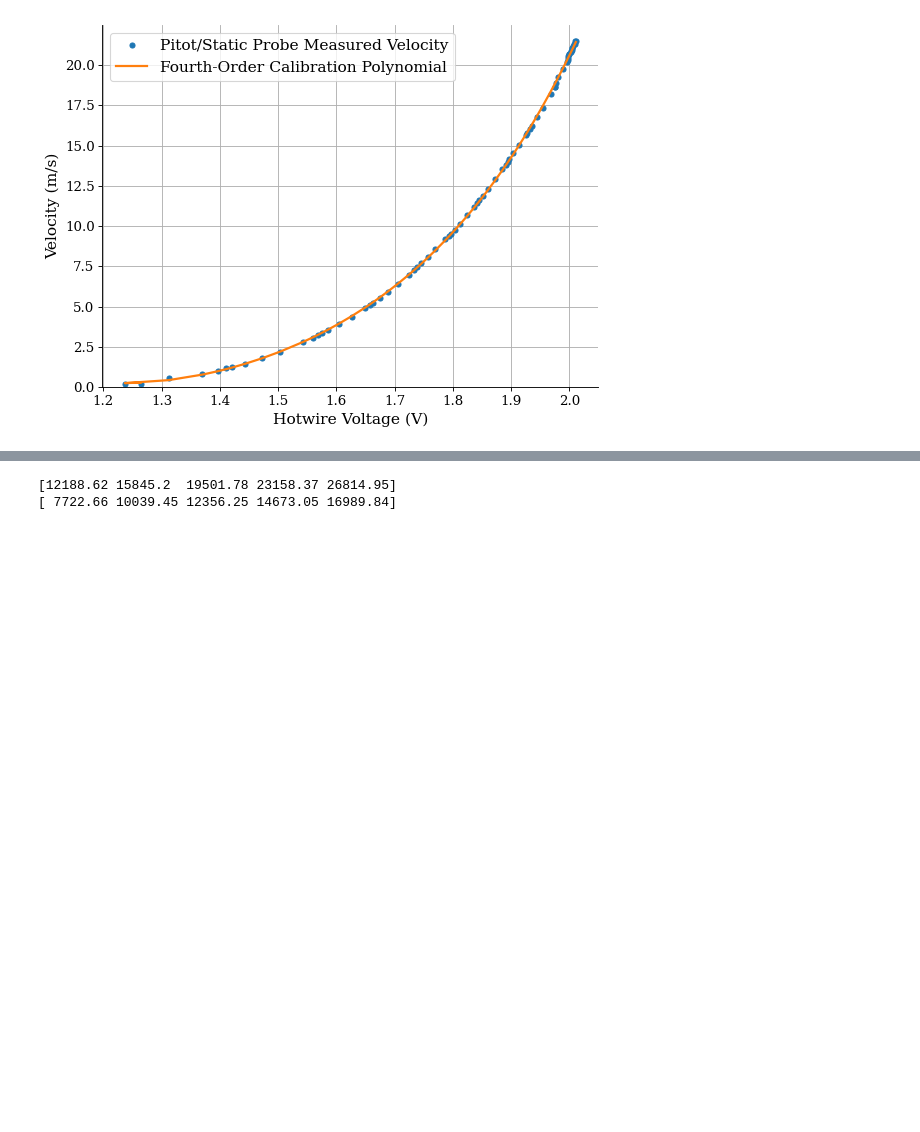
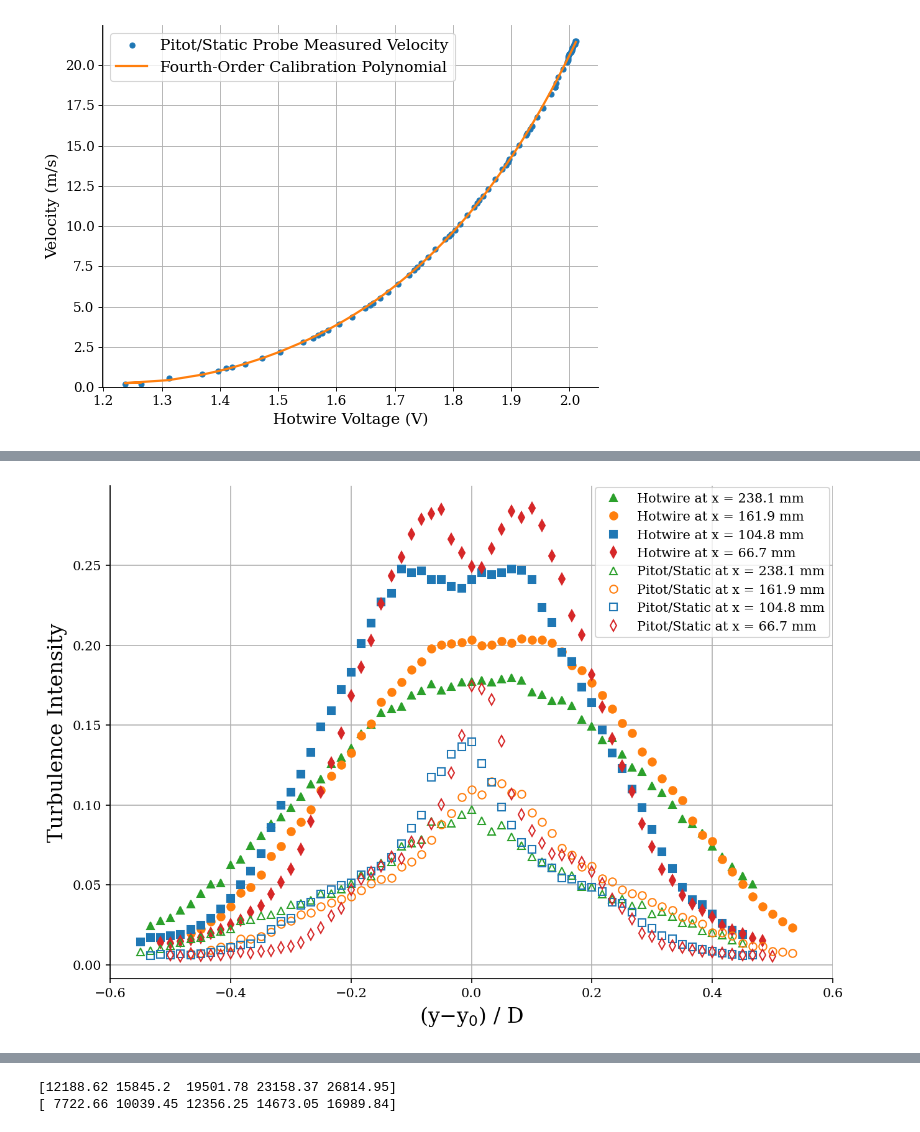
Before and after one commit to fmarrar/ae460AB6, a Jupyter notebook: Lab_4/DataAnalysis.ipynb, the cells around one changed output, grey strips where cells are left out. Saved outputs shown, nothing was run; the diff lists cells and outputs as text; code cells hidden in the pictures; blank space fills up the shorter version.

```diff
--- a/Lab_4/DataAnalysis.ipynb
+++ b/Lab_4/DataAnalysis.ipynb
@@ -54,4 +54,7 @@ def computeDragDiscrete(U, u, ax, rho, w):
     integrand = u * (U - u)
     h = (integrand[1:] + integrand[0:-1]) / 2
     return rho * w * np.sum(h * dy)
+
+def computeTurbInt(frame, UP, UH):
+    return frame['PitotVelStd'] / UP, frame['HotWireVelStd'] / UH
 # %%
@@ -162 +167,31 @@ display(df3)
+# %%
+"""
+Deliverable 6
+
+"""
+TI_P1, TI_H1 = computeTurbInt(VP_X1, U1P, U1H)
+TI_P2, TI_H2 = computeTurbInt(VP_X2, U2P, U2H)
+TI_P3, TI_H3 = computeTurbInt(VP_X3, U3P, U3H)
+TI_P4, TI_H4 = computeTurbInt(VP_X4, U4P, U4H)
+# %%
+figure(figsize=(10,7), dpi=150)
+plt.plot(Y1H, TI_H1, '^', color='tab:green', label='Hotwire at x = 238.1 mm')
+plt.plot(Y2H, TI_H2, 'o', color='tab:orange', label='Hotwire at x = 161.9 mm')
+plt.plot(Y3H, TI_H3, 's', color='tab:blue', label='Hotwire at x = 104.8 mm')
+plt.plot(Y4H, TI_H4, 'd', color='tab:red', label='Hotwire at x = 66.7 mm')
+plt.plot(Y1P, TI_P1, '^', color='tab:green', fillstyle='none', label='Pitot/Static at x = 238.1 mm')
+plt.plot(Y2P, TI_P2, 'o', color='tab:orange', fillstyle='none', label='Pitot/Static at x = 161.9 mm')
+plt.plot(Y3P, TI_P3, 's', color='tab:blue', fillstyle='none', label='Pitot/Static at x = 104.8 mm')
+plt.plot(Y4P, TI_P4, 'd', color='tab:red', fillstyle='none', label='Pitot/Static at x = 66.7 mm')
+plt.xlabel('(y$-$y$_0$) / D', fontsize=16)
+plt.ylabel('Turbulence Intensity', fontsize=16)
+plt.xlim([-0.6, 0.6])
+plt.grid()
+plt.gca().spines['top'].set_visible(False)
+plt.gca().spines['right'].set_visible(False)
+plt.tick_params(labelsize=10)
+plt.legend(fontsize=10, bbox_to_anchor=(1.005,1.01), loc="upper right")
+plt.savefig('turb_intensity.png')
+# %% [output]
+[figure, added]
 # %%
```
Also changed, not shown: parts of 6 cells of this notebook.
